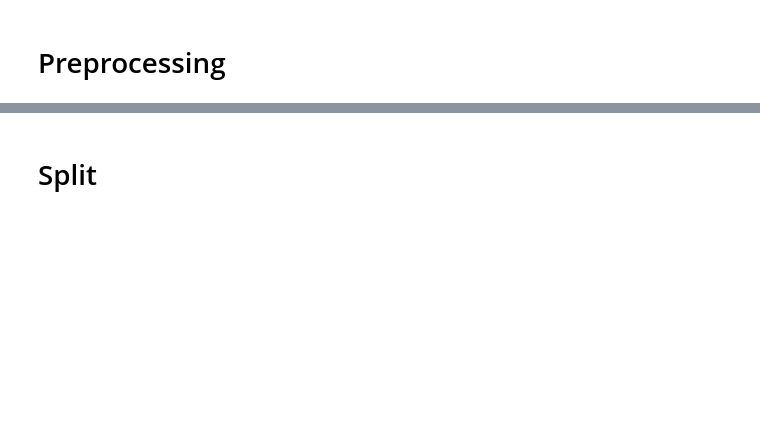
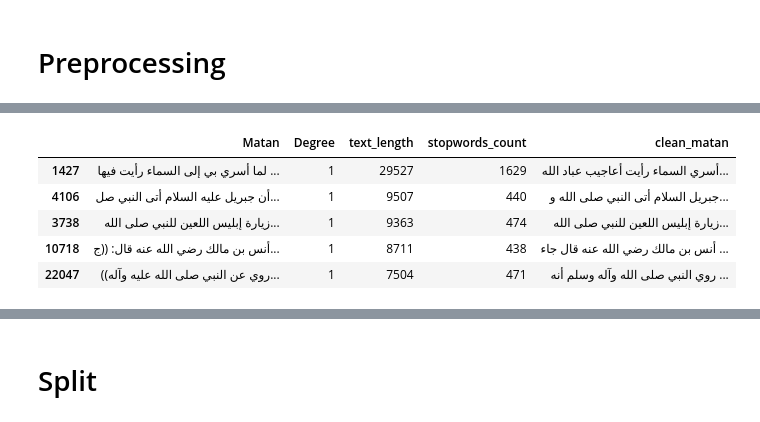
Before and after one commit to MuhammadHelmyOmar/Hadith, a Jupyter notebook: bow_featuring.ipynb, the cells around one changed output, grey strips where cells are left out. Saved outputs shown, nothing was run; the diff lists cells and outputs as text; code cells hidden in the pictures; blank space fills up the shorter version.

```diff
--- a/bow_featuring.ipynb
+++ b/bow_featuring.ipynb
@@ -95,0 +112,10 @@ from sklearn.feature_extraction.text import CountVectorizer
+# %%
+sampled_data['clean_matan'] = sampled_data['Matan'].apply(lambda hadith: remove_stopwords(hadith))
+sampled_data.head()
+# %% [output]
+|  | Matan | Degree | text_length | stopwords_count | clean_matan |
+| 1427 | لما أسري بي إلى السماء رأيت فيها ... | 1 | 29527 | 1629 | أسري السماء رأيت أعاجيب عباد الله... |
+| 4106 | أن جبريل عليه السلام أتى النبي صل... | 1 | 9507 | 440 | جبريل السلام أتى النبي صلى الله و... |
+| 3738 | زيارة إبليس اللعين للنبي صلى الله... | 1 | 9363 | 474 | زيارة إبليس اللعين للنبي صلى الله... |
+| 10718 | أنس بن مالك رضي الله عنه قال: ((ج... | 1 | 8711 | 438 | أنس بن مالك رضي الله عنه قال جاء ... |
+| 22047 | ((روي عن النبي صلى الله عليه وآله... | 1 | 7504 | 471 | روي النبي صلى الله وآله وسلم أنه ... |
```
Also changed, not shown: parts of 15 cells of this notebook.
